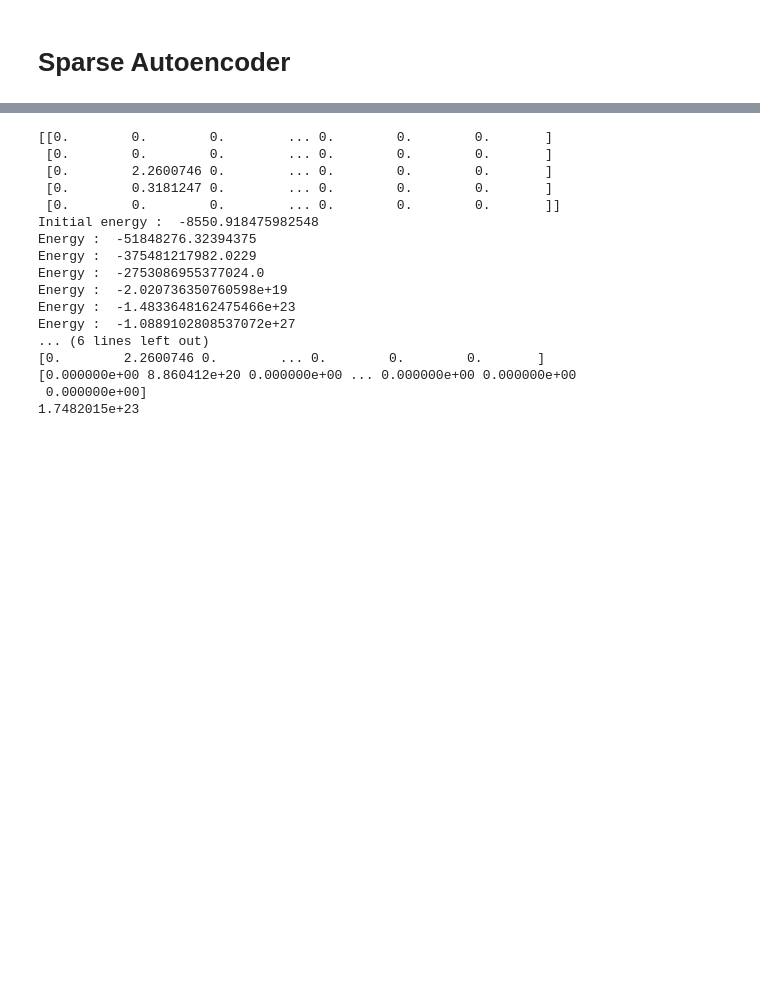
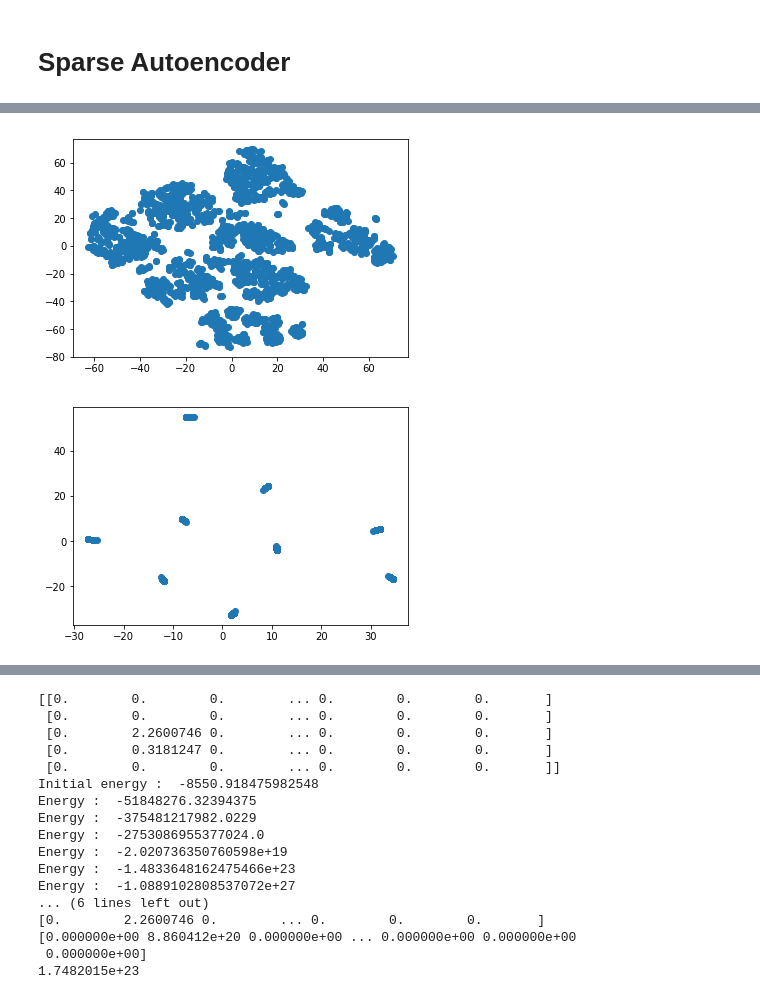
Before and after one commit to AntoineSueur/Brain-ML, a Jupyter notebook: Feature_Extraction.ipynb, the cells around one changed output, grey strips where cells are left out. Drawn from its saved outputs; the diff is of its cells as text; code cells hidden in the pictures; blank space fills up the shorter version.

```diff
--- a/Feature_Extraction.ipynb
+++ b/Feature_Extraction.ipynb
@@ -299,0 +321,12 @@ def l1_penalty(var):
+# %%
+images_train = normalize(images_train)
+x_embedded = TSNE(n_components=2).fit_transform(images_train.numpy())
+plt.scatter(x_embedded[:, 0], x_embedded[:, 1])
+plt.show()
+captions_train = normalize(captions_train)
+x_embedded = TSNE(n_components=2).fit_transform(captions_train.numpy())
+plt.scatter(x_embedded[:, 0], x_embedded[:, 1])
+plt.show()
+# %% [output]
+[figure, added]
+[figure, added]
```
Also changed, not shown: parts of 14 cells of this notebook.
